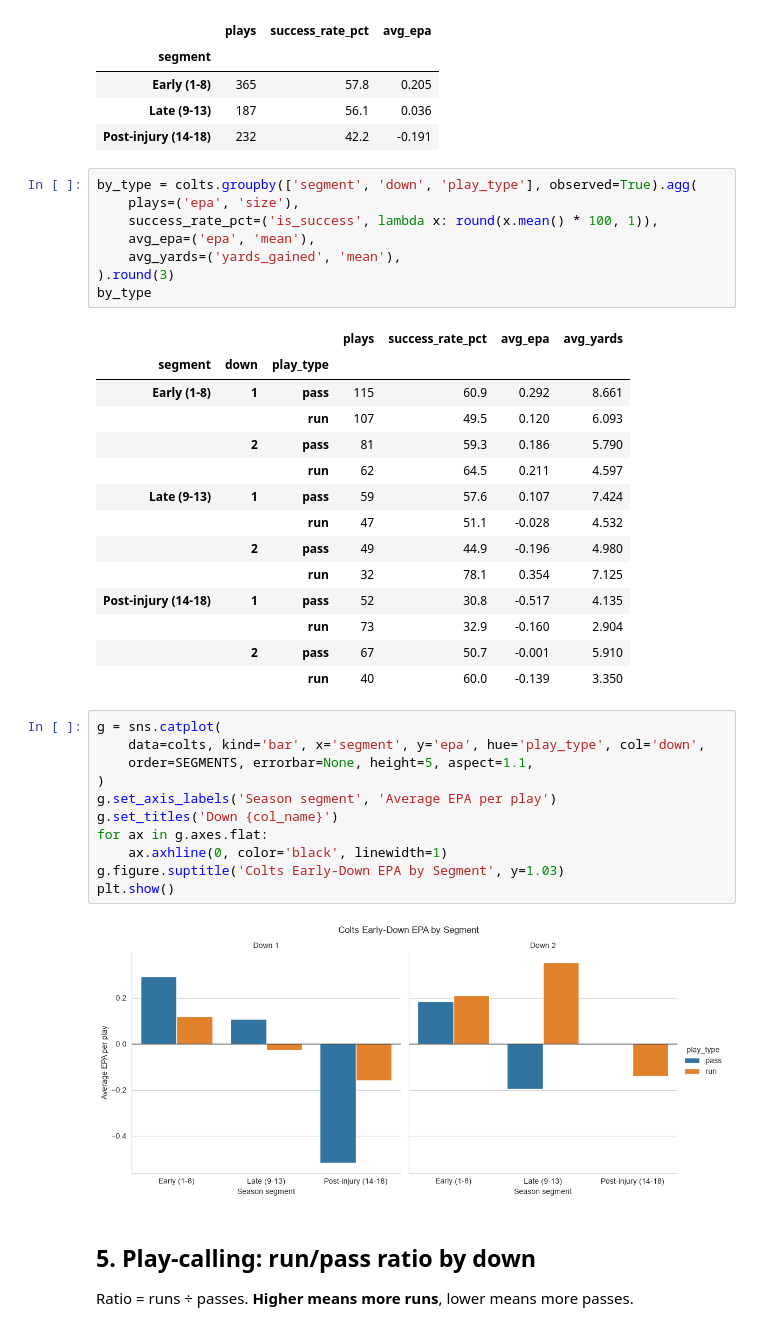
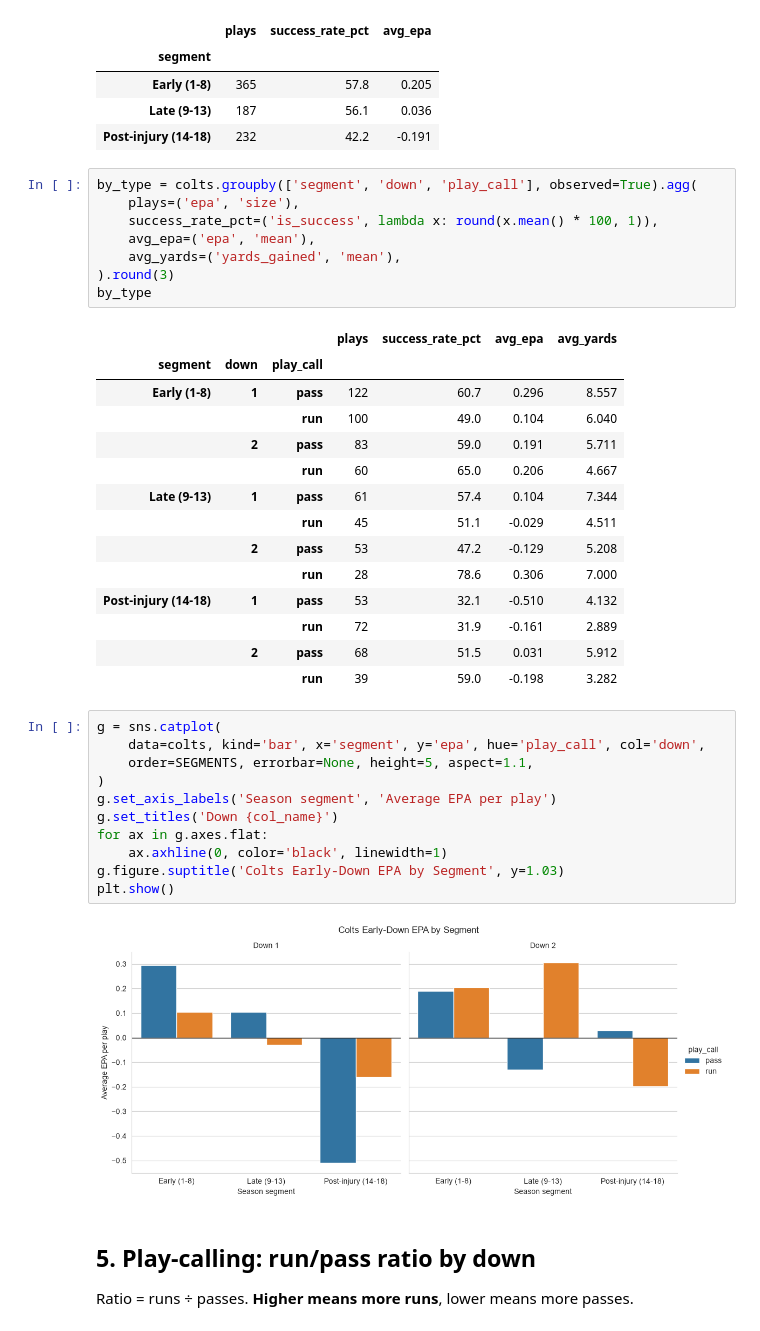
Before and after one commit to cameronminor04/nfl_project, a Jupyter notebook: analysis.ipynb, the cells around one changed output. Saved outputs shown, nothing was run; the diff lists cells and outputs as text.

```diff
--- a/analysis.ipynb
+++ b/analysis.ipynb
@@ -242,7 +244,7 @@ summary
 | Late (9-13) | 187 | 56.1 | 0.036 |
 | Post-injury (14-18) | 232 | 42.2 | -0.191 |
 # %%
-by_type = colts.groupby(['segment', 'down', 'play_type'], observed=True).agg(
+by_type = colts.groupby(['segment', 'down', 'play_call'], observed=True).agg(
     plays=('epa', 'size'),
     success_rate_pct=('is_success', lambda x: round(x.mean() * 100, 1)),
     avg_epa=('epa', 'mean'),
@@ -251,32 +253,32 @@ by_type = colts.groupby(['segment', 'down', 'play_type'], observed=True).agg(
 by_type
 # %% [output]
 |  |  |  | plays | success_rate_pct | avg_epa | avg_yards |
-| segment | down | play_type |  |  |  |  |
-| Early (1-8) | 1 | pass | 115 | 60.9 | 0.292 | 8.661 |
-|  |  | run | 107 | 49.5 | 0.120 | 6.093 |
-|  | 2 | pass | 81 | 59.3 | 0.186 | 5.790 |
-|  |  | run | 62 | 64.5 | 0.211 | 4.597 |
-| Late (9-13) | 1 | pass | 59 | 57.6 | 0.107 | 7.424 |
-|  |  | run | 47 | 51.1 | -0.028 | 4.532 |
-|  | 2 | pass | 49 | 44.9 | -0.196 | 4.980 |
-|  |  | run | 32 | 78.1 | 0.354 | 7.125 |
-| Post-injury (14-18) | 1 | pass | 52 | 30.8 | -0.517 | 4.135 |
-|  |  | run | 73 | 32.9 | -0.160 | 2.904 |
-|  | 2 | pass | 67 | 50.7 | -0.001 | 5.910 |
-|  |  | run | 40 | 60.0 | -0.139 | 3.350 |
+| segment | down | play_call |  |  |  |  |
+| Early (1-8) | 1 | pass | 122 | 60.7 | 0.296 | 8.557 |
+|  |  | run | 100 | 49.0 | 0.104 | 6.040 |
+|  | 2 | pass | 83 | 59.0 | 0.191 | 5.711 |
+|  |  | run | 60 | 65.0 | 0.206 | 4.667 |
+| Late (9-13) | 1 | pass | 61 | 57.4 | 0.104 | 7.344 |
+|  |  | run | 45 | 51.1 | -0.029 | 4.511 |
+|  | 2 | pass | 53 | 47.2 | -0.129 | 5.208 |
+|  |  | run | 28 | 78.6 | 0.306 | 7.000 |
+| Post-injury (14-18) | 1 | pass | 53 | 32.1 | -0.510 | 4.132 |
+|  |  | run | 72 | 31.9 | -0.161 | 2.889 |
+|  | 2 | pass | 68 | 51.5 | 0.031 | 5.912 |
+|  |  | run | 39 | 59.0 | -0.198 | 3.282 |
 # %%
 g = sns.catplot(
-    data=colts, kind='bar', x='segment', y='epa', hue='play_type', col='down',
+    data=colts, kind='bar', x='segment', y='epa', hue='play_call', col='down',
     order=SEGMENTS, errorbar=None, height=5, aspect=1.1,
 )
 g.set_axis_labels('Season segment', 'Average EPA per play')
 g.set_titles('Down {col_name}')
 for ax in g.axes.flat:
     ax.axhline(0, color='black', linewidth=1)
 g.figure.suptitle('Colts Early-Down EPA by Segment', y=1.03)
 plt.show()
 # %% [output]
-[figure, old version]
+[figure, new version]
 # %% [markdown]
 ## 5. Play-calling: run/pass ratio by down
 
```
Also changed, not shown: parts of 13 cells of this notebook, 2 other files.
